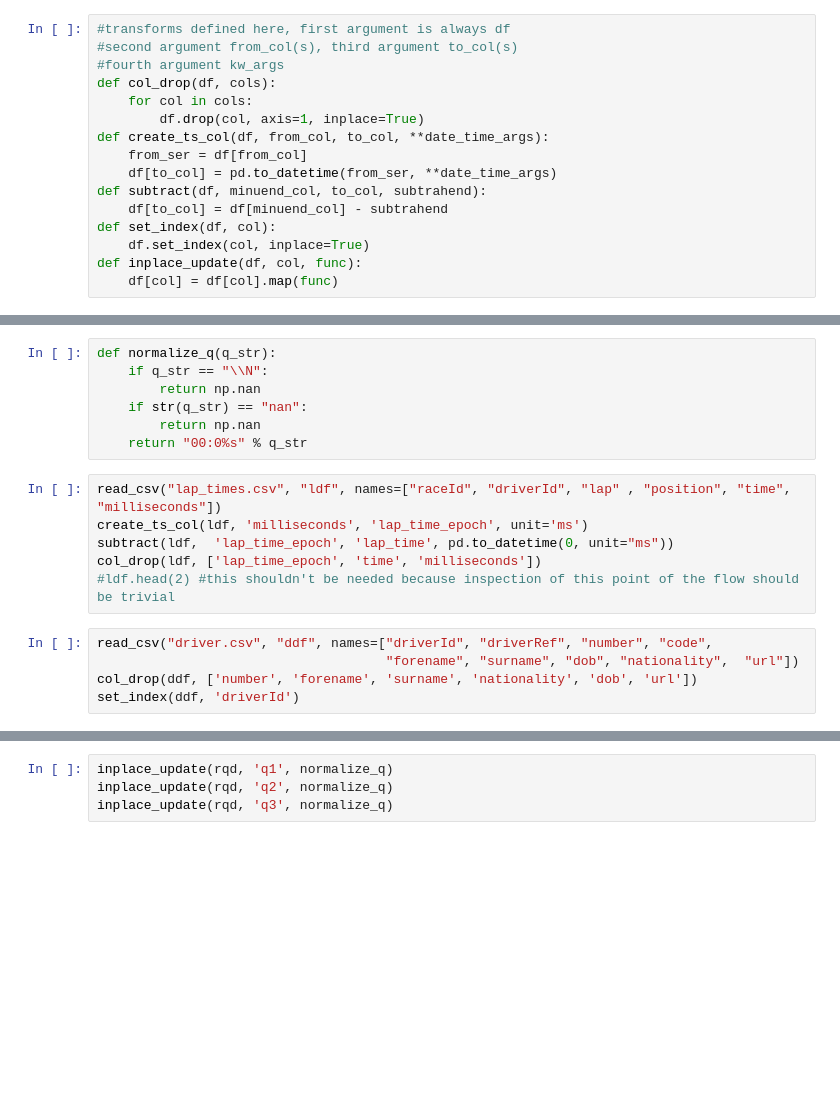
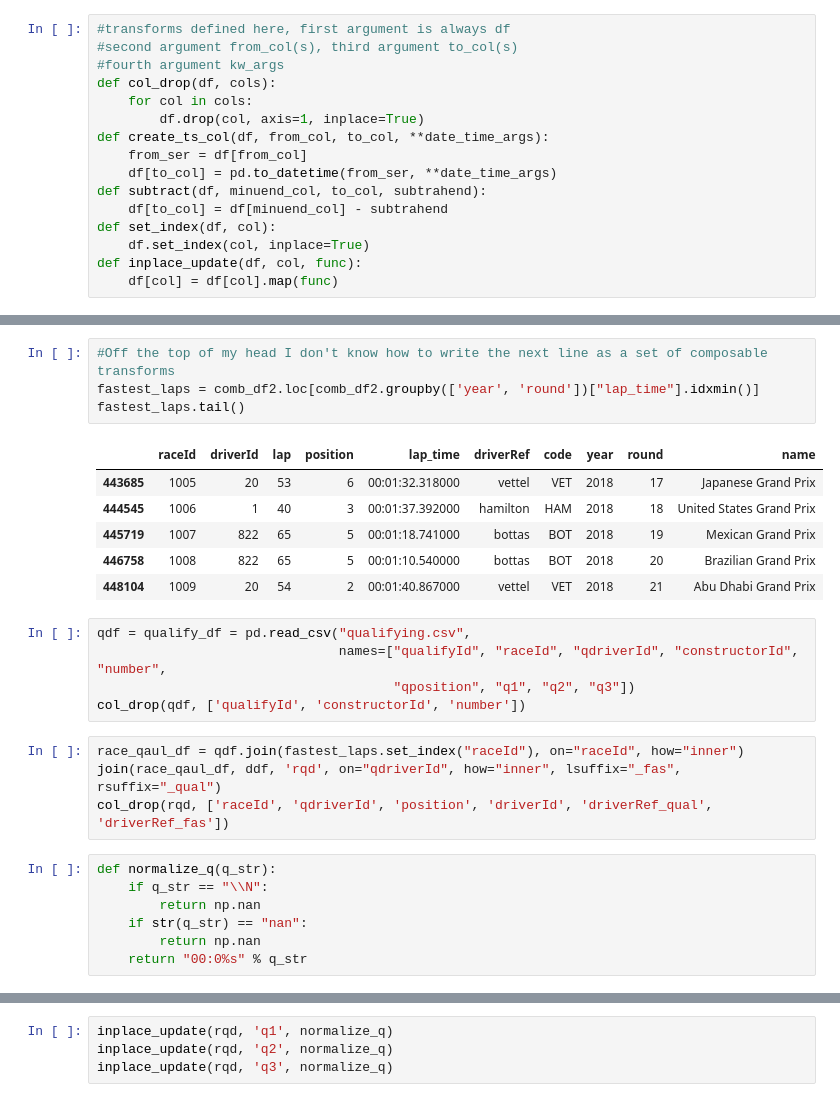
Before and after one commit to paddymul/f1_notebooks, a Jupyter notebook: Fastest_lap_v_q1_transforms.ipynb, the cells around one changed output, grey strips where cells are left out. Saved outputs shown, nothing was run; the diff lists cells and outputs as text; blank space fills up the shorter version.

```diff
--- a/Fastest_lap_v_q1_transforms.ipynb
+++ b/Fastest_lap_v_q1_transforms.ipynb
@@ -35,3 +71,23 @@ def join(left_df, right_df, output_df_name, **join_args):
+# %%
+#Off the top of my head I don't know how to write the next line as a set of composable transforms
+fastest_laps = comb_df2.loc[comb_df2.groupby(['year', 'round'])["lap_time"].idxmin()]
+fastest_laps.tail()
+# %% [output]
+|  | raceId | driverId | lap | position | lap_time | driverRef | code | year | round | name |
+| 443685 | 1005 | 20 | 53 | 6 | 00:01:32.318000 | vettel | VET | 2018 | 17 | Japanese Grand Prix |
+| 444545 | 1006 | 1 | 40 | 3 | 00:01:37.392000 | hamilton | HAM | 2018 | 18 | United States Grand Prix |
+| 445719 | 1007 | 822 | 65 | 5 | 00:01:18.741000 | bottas | BOT | 2018 | 19 | Mexican Grand Prix |
+| 446758 | 1008 | 822 | 65 | 5 | 00:01:10.540000 | bottas | BOT | 2018 | 20 | Brazilian Grand Prix |
+| 448104 | 1009 | 20 | 54 | 2 | 00:01:40.867000 | vettel | VET | 2018 | 21 | Abu Dhabi Grand Prix |
+# %%
+qdf = qualify_df = pd.read_csv("qualifying.csv",
+                               names=["qualifyId", "raceId", "qdriverId", "constructorId", "number",
+                                      "qposition", "q1", "q2", "q3"])
+col_drop(qdf, ['qualifyId', 'constructorId', 'number'])
+# %%
+race_qaul_df = qdf.join(fastest_laps.set_index("raceId"), on="raceId", how="inner")
+join(race_qaul_df, ddf, 'rqd', on="qdriverId", how="inner", lsuffix="_fas", rsuffix="_qual")
+col_drop(rqd, ['raceId', 'qdriverId', 'position', 'driverId', 'driverRef_qual', 'driverRef_fas'])
 # %%
 def normalize_q(q_str):
     if q_str == "\\N":
@@ -39,14 +95,3 @@ def normalize_q(q_str):
     if str(q_str) == "nan":
         return np.nan
     return "00:0%s" % q_str
-# %%
-read_csv("lap_times.csv", "ldf", names=["raceId", "driverId", "lap" , "position", "time", "milliseconds"])
-create_ts_col(ldf, 'milliseconds', 'lap_time_epoch', unit='ms')
-subtract(ldf,  'lap_time_epoch', 'lap_time', pd.to_datetime(0, unit="ms"))
-col_drop(ldf, ['lap_time_epoch', 'time', 'milliseconds'])
-#ldf.head(2) #this shouldn't be needed because inspection of this point of the flow should be trivial
-# %%
-read_csv("driver.csv", "ddf", names=["driverId", "driverRef", "number", "code",
-                                     "forename", "surname", "dob", "nationality",  "url"])
-col_drop(ddf, ['number', 'forename', 'surname', 'nationality', 'dob', 'url'])
-set_index(ddf, 'driverId')
```
Also changed, not shown: parts of 15 cells of this notebook, 1 other file.
